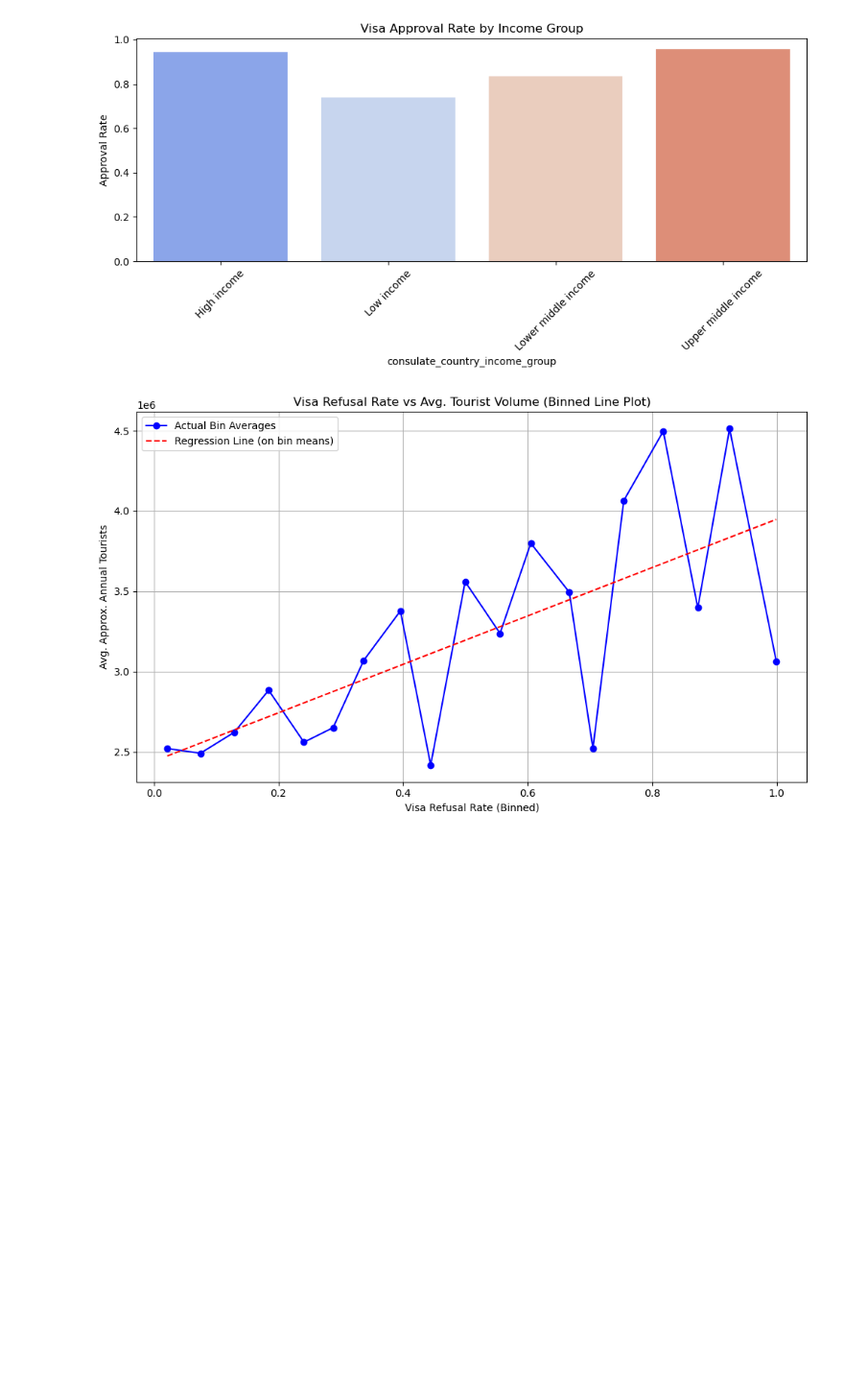
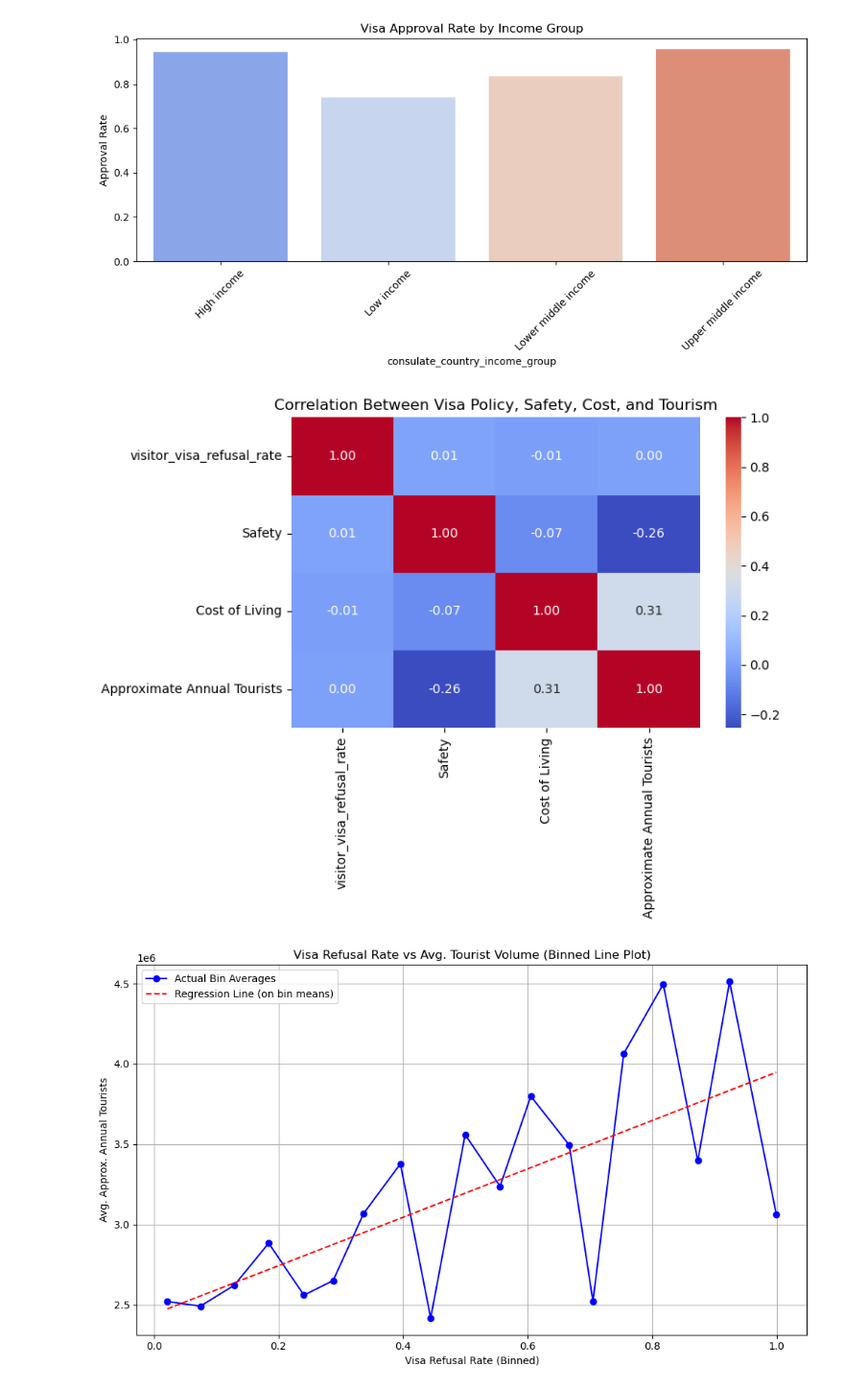
Before and after one commit to iremsuozdemir/DSA210, a Jupyter notebook: dsa210project.ipynb, the cells around one changed output. Shown at 96% size. Cells and saved outputs as stored; diff of their text form; code cells hidden in the pictures; blank space fills up the shorter version.

```diff
--- a/dsa210project.ipynb
+++ b/dsa210project.ipynb
@@ -314,6 +340,16 @@ dtype: int64
 [figure]
 [figure]
 [figure]
+# %%
+corr_vars = ["visitor_visa_refusal_rate", "Safety", "Cost of Living", "Approximate Annual Tourists"]
+
+plt.figure(figsize=(8, 6))
+sns.heatmap(model_df[corr_vars].corr(), annot=True, cmap="coolwarm", fmt=".2f")
+plt.title("Correlation Between Visa Policy, Safety, Cost, and Tourism")
+plt.tight_layout()
+plt.show()
+# %% [output]
+[figure, added]
 # %%
 import pandas as pd
 import numpy as np
```
Also changed, not shown: parts of 7 cells of this notebook.
